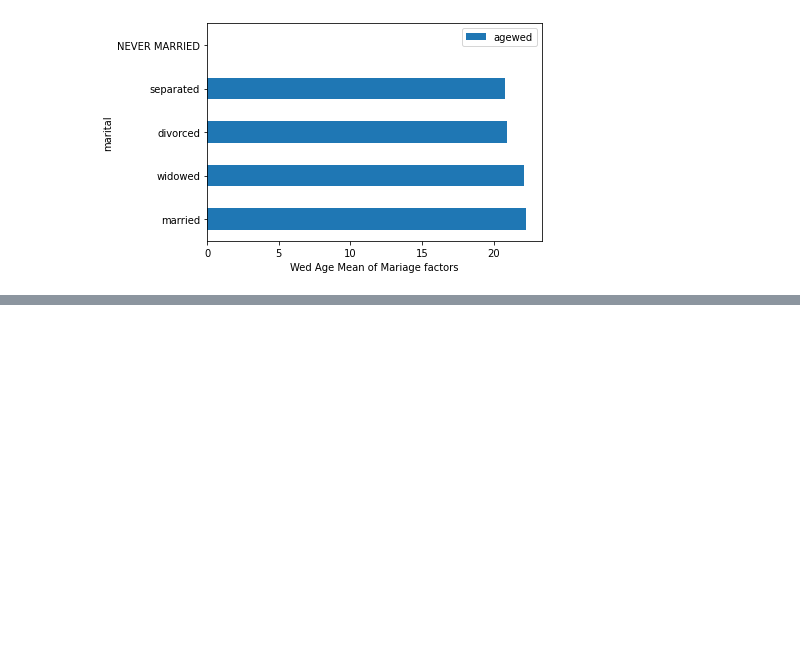
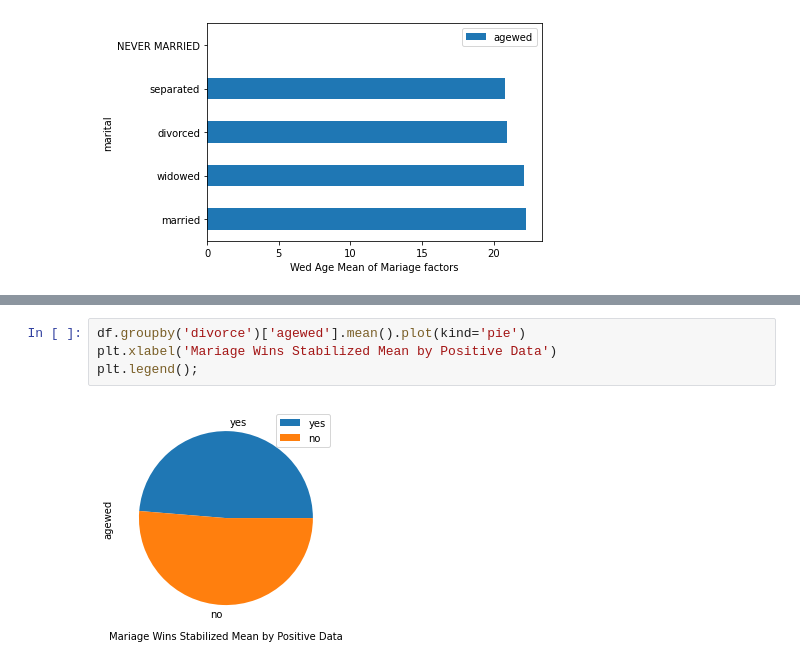
Before and after one commit to dlb007/Vox, a Jupyter notebook: Assignment # 9xx.ipynb, the cells around one changed output, grey strips where cells are left out. Drawn from its saved outputs; the diff is of its cells as text; blank space fills up the shorter version.

```diff
--- a/Assignment # 9xx.ipynb
+++ b/Assignment # 9xx.ipynb
@@ -179,0 +192,6 @@ plt.legend();
+# %%
+df.groupby('divorce')['agewed'].mean().plot(kind='pie')
+plt.xlabel('Mariage Wins Stabilized Mean by Positive Data')
+plt.legend();
+# %% [output]
+[figure, added]
```
Also changed, not shown: parts of 10 cells of this notebook.
